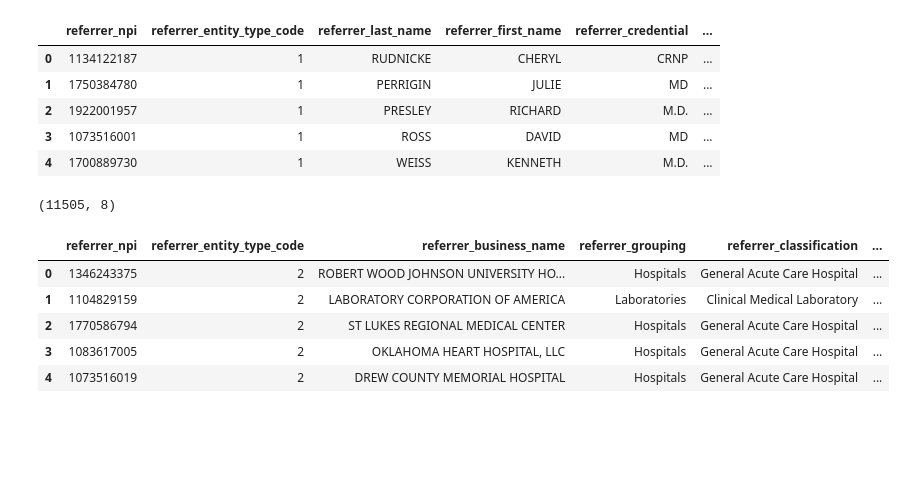
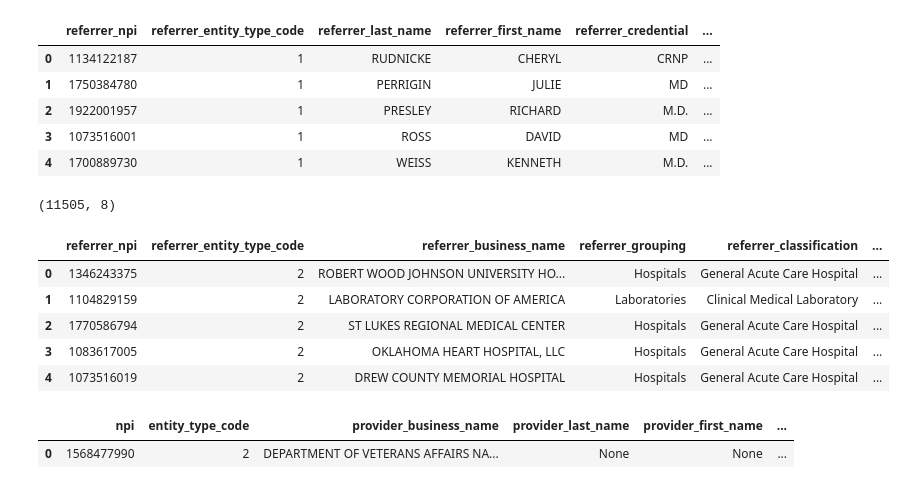
Before and after one commit to ballir27/hop-team-healthcare-providers, a Jupyter notebook: notebooks/datacleaning.ipynb, the cells around one changed output. Cells and saved outputs as stored; diff of their text form; code cells hidden in the pictures; blank space fills up the shorter version.

```diff
--- a/notebooks/datacleaning.ipynb
+++ b/notebooks/datacleaning.ipynb
@@ -89,3 +89,16 @@ referring_providers2.head()
 referrals.to_csv('../clean_data/referrals.csv', index=False)
 referring_providers2.to_csv('../clean_data/referring_providers2.csv', index=False)
 referring_providers1.to_csv('../clean_data/referring_providers1.csv', index=False)
+# %%
+query='''
+SELECT *
+from npi
+WHERE npi = 1568477990
+'''
+with sqlite3.connect(database_path) as db:
+    data = pd.read_sql(query, db)
+# %%
+data
+# %% [output]
+|  | npi | entity_type_code | provider_business_name | provider_last_name | provider_first_name | ... |
+| 0 | 1568477990 | 2 | DEPARTMENT OF VETERANS AFFAIRS NA... | None | None | ... |
```
Also changed, not shown: 1 other file.
